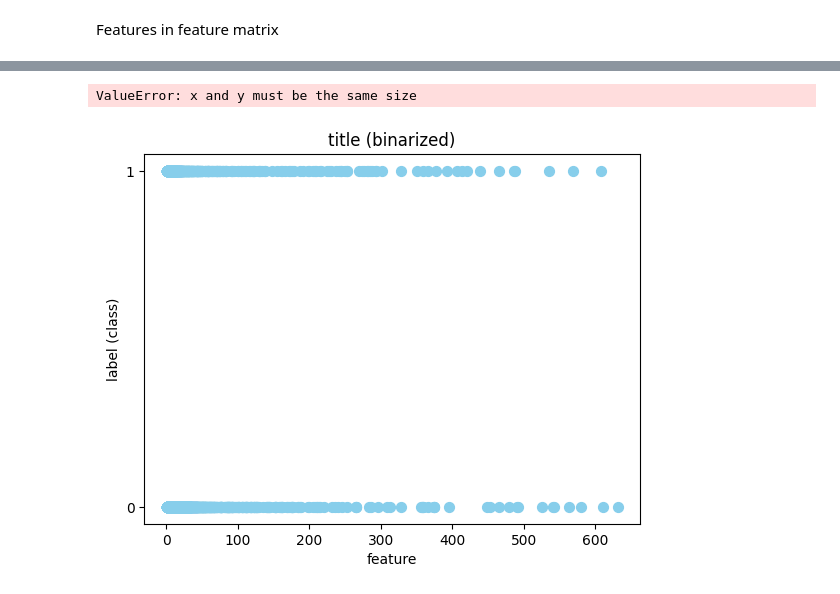
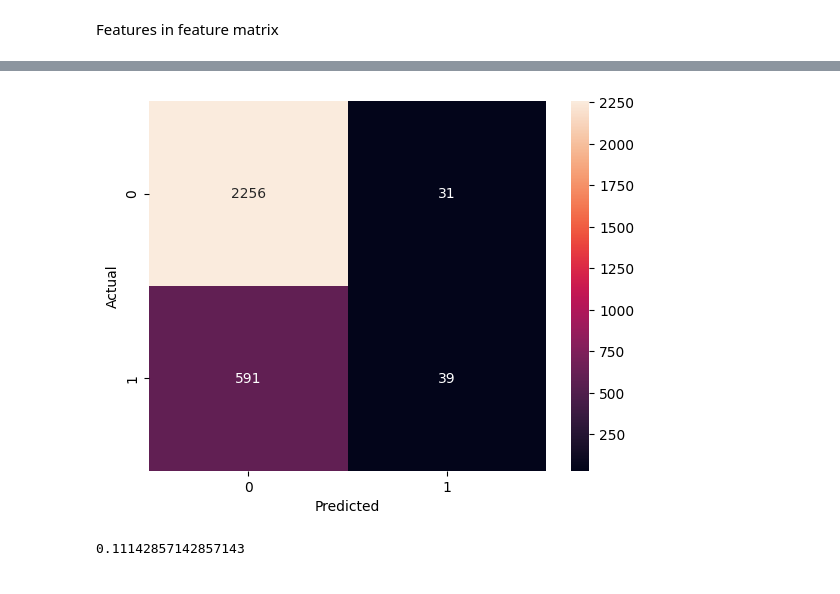
Before and after one commit to mikkomakkoe/ML-project, a Jupyter notebook: main.ipynb, the cells around one changed output, grey strips where cells are left out. Saved outputs shown, nothing was run; the diff lists cells and outputs as text; code cells hidden in the pictures.

```diff
--- a/main.ipynb
+++ b/main.ipynb
@@ -103,4 +95,9 @@ y = df_cleaned['ExoplanetCandidate'].to_numpy()
 X_train, X_test, y_train, y_test = train_test_split(X, y, random_state=1, test_size=.40)
+# %%
+# Standardize the features
+scaler = StandardScaler()
+X_train = scaler.fit_transform(X_train)
+X_test = scaler.transform(X_test)
 # %% [markdown]
 Features in feature matrix
 # %%
@@ -130,10 +127,8 @@ ExoplanetConfirmed
 # %%
-clf = LogisticRegression(C=100, max_iter=1000, class_weight='balanced')
-clf.fit(X_train, y_train)
-y_pred = clf.predict(X_test)
-accuracy = accuracy_score(y_test, y_pred)
-tr_error = mean_squared_error(y_test, y_pred)
-
-print('The training error is: ', tr_error)
-print('The accuracy error is: ', accuracy)
+# Create a logistic regression model
+clf = LogisticRegression(C=100, max_iter=1000)
+clf.fit(X_train, y_train) # Fit the model
+y_pred = clf.predict(X_test) # Predict labels
+# View accuracy score
+print("Accuracy Score: ", accuracy_score(y_test, y_pred))
 # %% [output]
@@ -149,13 +136,12 @@ Please also refer to the documentation for alternative solver options:
-# %%
-fig, ax = plt.subplots()
-ax.set_xlabel("feature")
-ax.set_yticks([0,1])
-ax.set_ylabel('label (class)')
-ax.set_title("title (binarized)")
-ax.scatter(X_test[:,0],y_test,s=50,c="skyblue",label="training datapoints")
-ax.scatter(X_train[:,0], y_pred, color='r',s=5,label='predicted label ($\hat{y}=1$ if $h(x) > 0$)')
-ax.legend()
-plt.show()
-# %% [output]
-ValueError: x and y must be the same size
-[figure, removed]
+# %%
+# Plot the confusion matrix
+confusionMatrix = confusion_matrix(y_test, y_pred)
+sns.heatmap(confusionMatrix, annot=True, fmt='d')
+plt.xlabel('Predicted')
+plt.ylabel('Actual')
+plt.show()
+# compute f1 score
+f1_score(y_test, y_pred)
+# %% [output]
+[figure, added]
+0.11142857142857143
```
Also changed, not shown: parts of 10 cells of this notebook.
